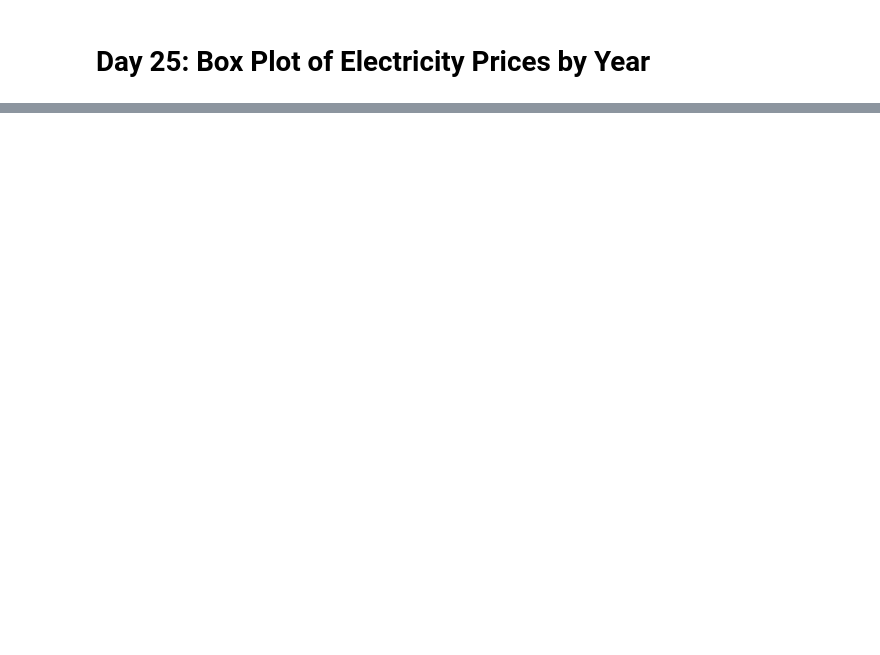
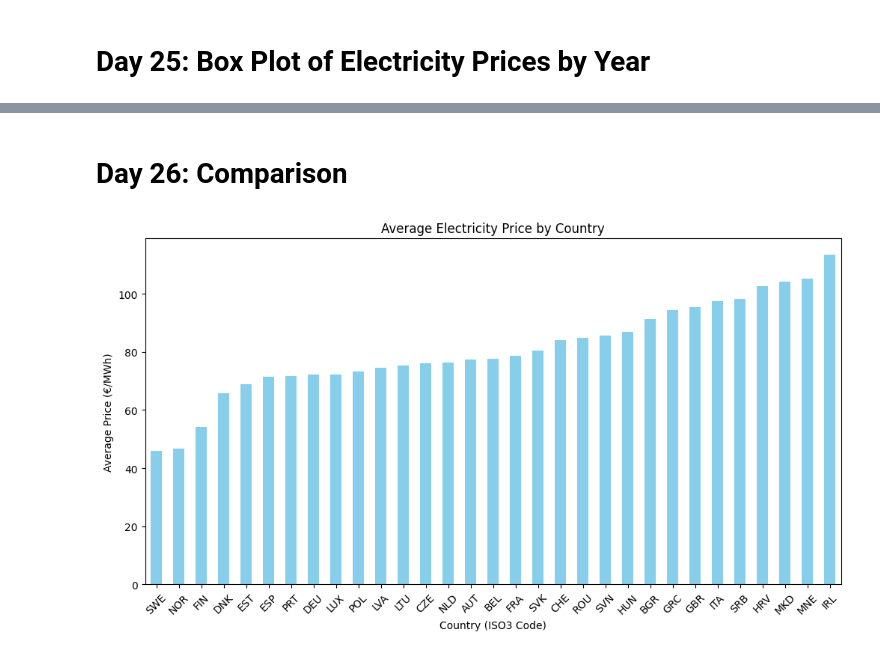
Before and after one commit to hackingbandy/coding_challenge, a Jupyter notebook: main.ipynb, the cells around one changed output, grey strips where cells are left out. Saved outputs shown, nothing was run; the diff lists cells and outputs as text; code cells hidden in the pictures; blank space fills up the shorter version.

Commit message:
day 26 comparison

```diff
--- a/main.ipynb
+++ b/main.ipynb
@@ -430,0 +431,17 @@ plt.show()
+# %% [markdown]
+# Day 26: Comparison
+# %%
+df_country = df_reset[['date', 'iso3_code', 'price']]
+df_pivot = df_country.pivot_table(index='date', columns='iso3_code', values='price', aggfunc='mean')
+
+# Plot average price by country (computed over the entire period)
+avg_price_by_country = df_pivot.mean().sort_values()
+plt.figure(figsize=(12, 6))
+avg_price_by_country.plot(kind='bar', color='skyblue')
+plt.xlabel("Country (ISO3 Code)")
+plt.ylabel("Average Price (€/MWh)")
+plt.title("Average Electricity Price by Country")
+plt.xticks(rotation=45)
+plt.show()
+# %% [output]
+[figure, added]
```
Also changed, not shown: parts of 3 cells of this notebook.
